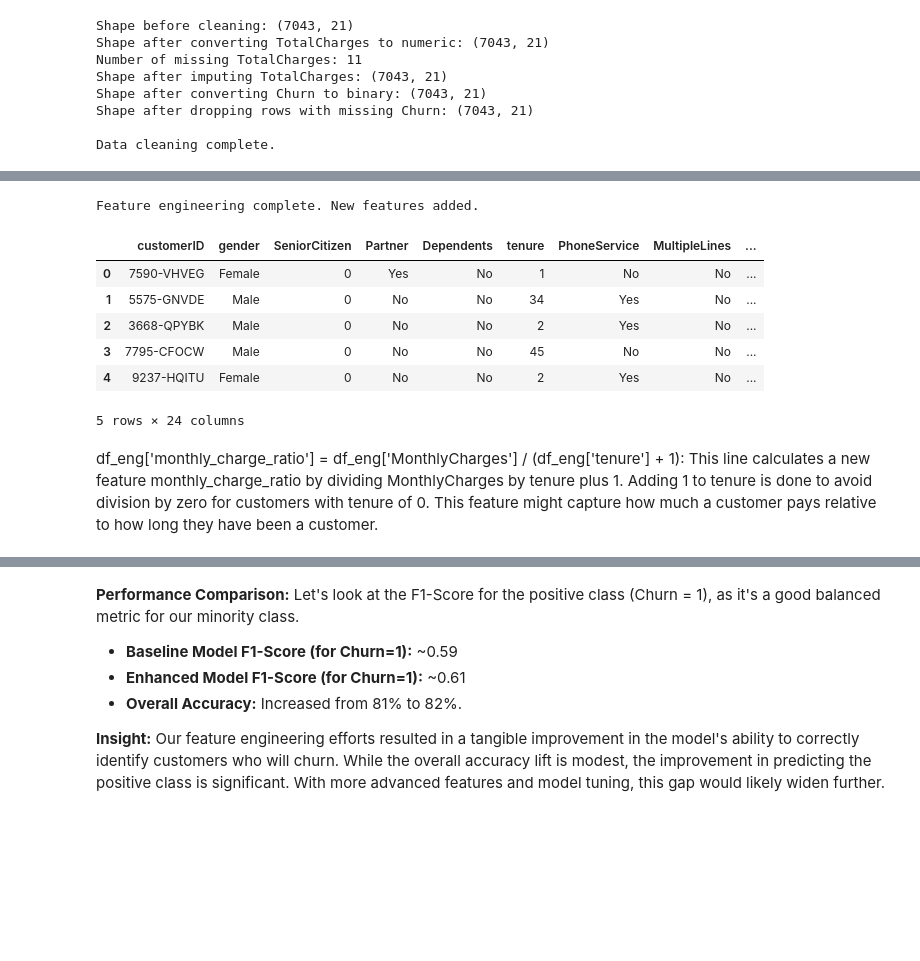
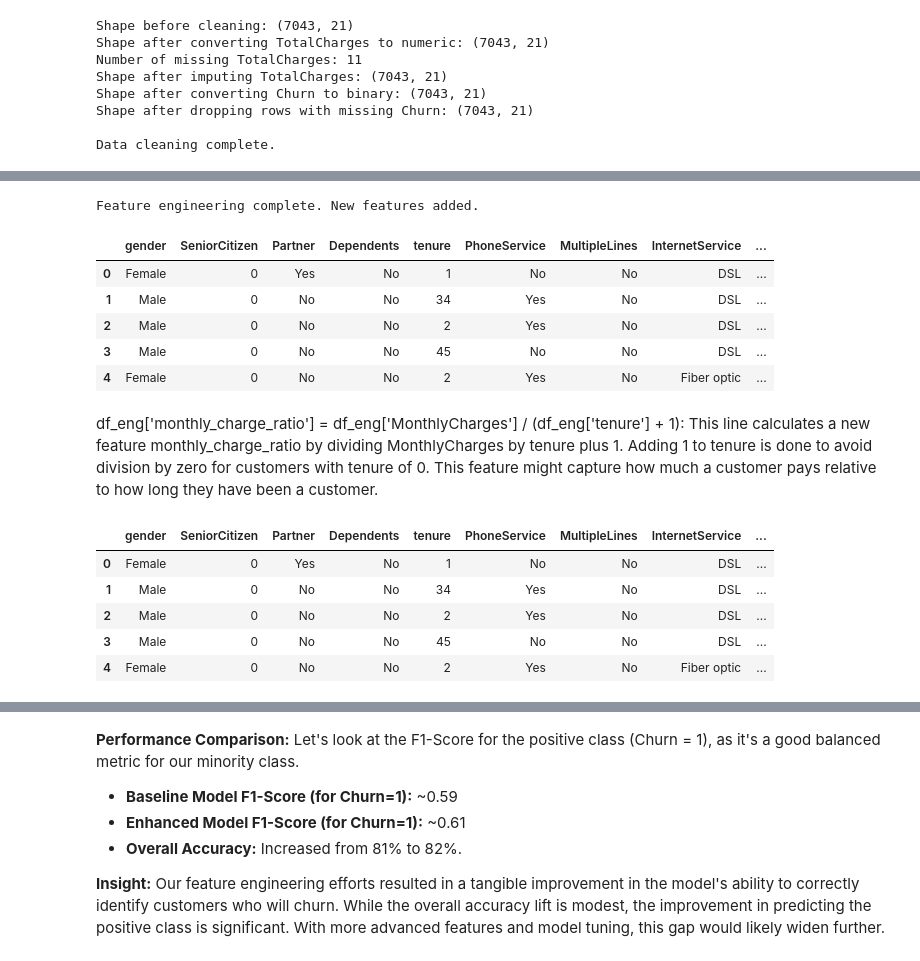
Before and after one commit to eshagarwal/21-Projects-21-Days-ML-Deep-Learning-GenAI-GFG, a Jupyter notebook: DAY 7/feature_eng_for_customer_churn_prediction.ipynb, the cells around one changed output, grey strips where cells are left out. Cells and saved outputs as stored; diff of their text form; code cells hidden in the pictures; blank space fills up the shorter version.

Commit message:
Implements feature engineering for Customer Churn Prediction

```diff
--- a/DAY 7/feature_eng_for_customer_churn_prediction.ipynb
+++ b/DAY 7/feature_eng_for_customer_churn_prediction.ipynb
@@ -90,7 +88,6 @@ print(f"Shape before cleaning: {df.shape}")
 # Convert TotalCharges to numeric, coercing errors to NaN
 df['TotalCharges'] = pd.to_numeric(df['TotalCharges'], errors='coerce')
 print(f"Shape after converting TotalCharges to numeric: {df.shape}")
-
 
 # Find how many rows have missing TotalCharges
 print(f"Number of missing TotalCharges: {df['TotalCharges'].isnull().sum()}")
@@ -111,7 +108,7 @@ print(f"Shape after dropping rows with missing Churn: {df.shape}")
 
 
 # Drop customerID as it's not a predictive feature
-# df.drop('customerID', axis=1, inplace=True) # This line is commented out as customerID is already dropped
+df.drop('customerID', axis=1, inplace=True)
 
 print("\nData cleaning complete.")
 # %% [output]
@@ -201,32 +211,31 @@ dtype: float64
 # %%
 df_eng = df.copy()
 
 # 1. Binning 'tenure'
-bins = [0, 12, 24, 48, 60, 72]
-labels = ['0-1 Year', '1-2 Years', '2-4 Years', '4-5 Years', '5+ Years']
+bins = [0, 12, 24, 48, 60, 72, 84]
+labels = ['0-1 Year', '1-2 Years', '2-4 Years', '4-5 Years', '5-6 Years', '6+ Years']
 df_eng['tenure_group'] = pd.cut(df_eng['tenure'], bins=bins, labels=labels, right=False)
 
 # 2. Simplifying categorical features
 df_eng['MultipleLines'] = df_eng['MultipleLines'].replace({'No phone service': 'No'})
 for col in ['OnlineSecurity', 'OnlineBackup', 'DeviceProtection', 'TechSupport', 'StreamingTV', 'StreamingMovies']:
     df_eng[col] = df_eng[col].replace({'No internet service': 'No'})
 
 # 3. Creating interaction/combination features
 df_eng['num_add_services'] = (df_eng[['OnlineSecurity', 'OnlineBackup', 'DeviceProtection', 'TechSupport', 'StreamingTV', 'StreamingMovies']] == 'Yes').sum(axis=1)
 
 # 4. Create a feature for monthly charge to tenure ratio
 df_eng['monthly_charge_ratio'] = df_eng['MonthlyCharges'] / (df_eng['tenure'] + 1) # +1 to avoid division by zero
 
 print("Feature engineering complete. New features added.")
 df_eng.head()
 # %% [output]
 Feature engineering complete. New features added.
-|  | customerID | gender | SeniorCitizen | Partner | Dependents | tenure | PhoneService | MultipleLines | ... |
-| 0 | 7590-VHVEG | Female | 0 | Yes | No | 1 | No | No | ... |
-| 1 | 5575-GNVDE | Male | 0 | No | No | 34 | Yes | No | ... |
-| 2 | 3668-QPYBK | Male | 0 | No | No | 2 | Yes | No | ... |
-| 3 | 7795-CFOCW | Male | 0 | No | No | 45 | No | No | ... |
-| 4 | 9237-HQITU | Female | 0 | No | No | 2 | Yes | No | ... |
+|  | gender | SeniorCitizen | Partner | Dependents | tenure | PhoneService | MultipleLines | InternetService | ... |
+| 0 | Female | 0 | Yes | No | 1 | No | No | DSL | ... |
+| 1 | Male | 0 | No | No | 34 | Yes | No | DSL | ... |
+| 2 | Male | 0 | No | No | 2 | Yes | No | DSL | ... |
+| 3 | Male | 0 | No | No | 45 | No | No | DSL | ... |
+| 4 | Female | 0 | No | No | 2 | Yes | No | Fiber optic | ... |
-5 rows × 24 columns
 # %% [markdown]
 df_eng['monthly_charge_ratio'] = df_eng['MonthlyCharges'] / (df_eng['tenure'] + 1): This line calculates a new feature monthly_charge_ratio by dividing MonthlyCharges by tenure plus 1. Adding 1 to tenure is done to avoid division by zero for customers with tenure of 0. This feature might capture how much a customer pays relative to how long they have been a customer.
@@ -232,0 +244,9 @@ df_eng['monthly_charge_ratio'] = df_eng['MonthlyCharges'] / (df_eng['tenure'] +
+# %%
+df_eng.head()
+# %% [output]
+|  | gender | SeniorCitizen | Partner | Dependents | tenure | PhoneService | MultipleLines | InternetService | ... |
+| 0 | Female | 0 | Yes | No | 1 | No | No | DSL | ... |
+| 1 | Male | 0 | No | No | 34 | Yes | No | DSL | ... |
+| 2 | Male | 0 | No | No | 2 | Yes | No | DSL | ... |
+| 3 | Male | 0 | No | No | 45 | No | No | DSL | ... |
+| 4 | Female | 0 | No | No | 2 | Yes | No | Fiber optic | ... |
```
Also changed, not shown: parts of 52 cells of this notebook.
